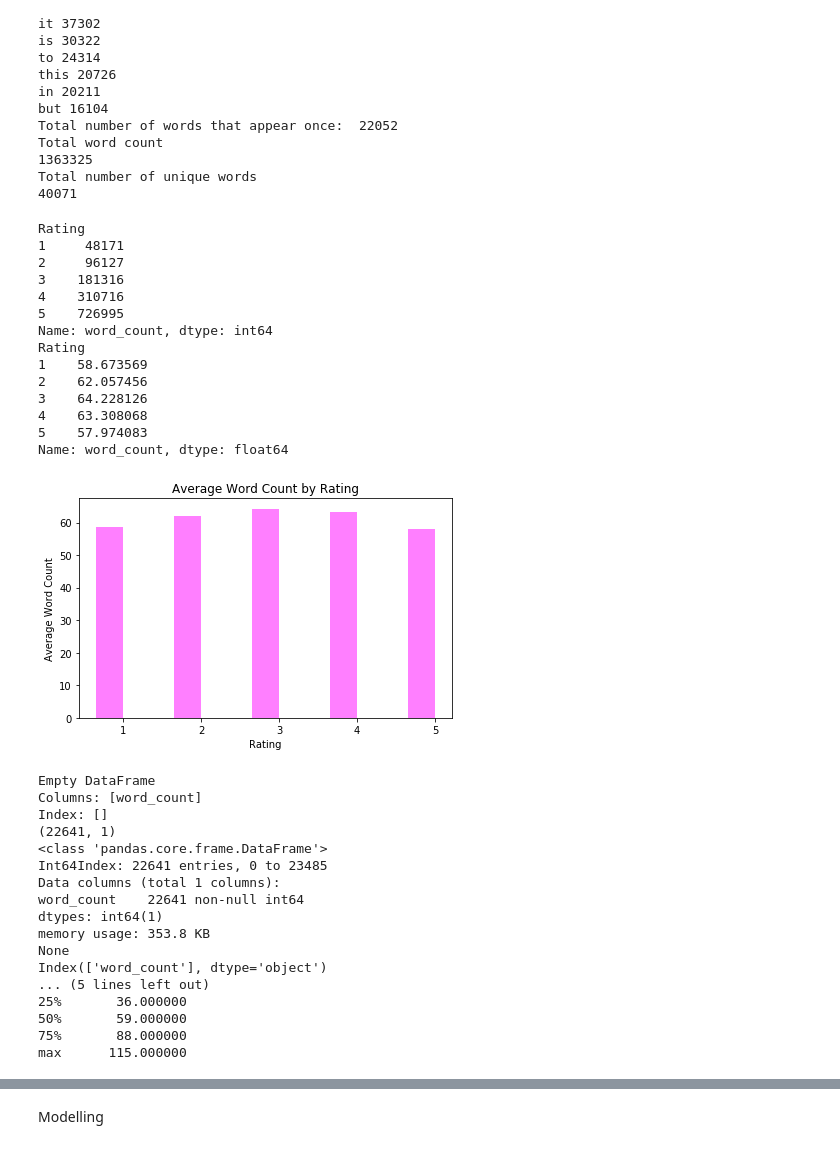
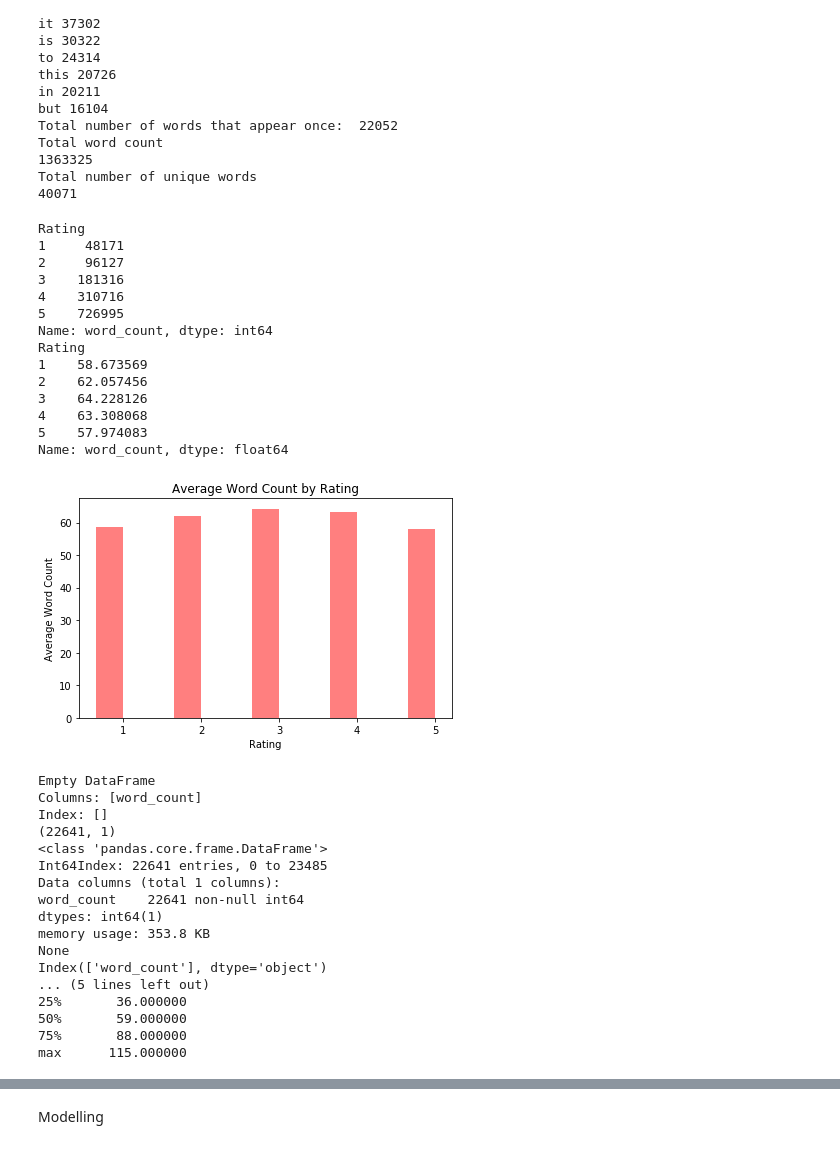
Before and after one commit to donaray/SpringBoard, a Jupyter notebook: Capstone/TextClassification/TextClassification.ipynb, the cells around one changed output, grey strips where cells are left out. Saved outputs shown, nothing was run; the diff lists cells and outputs as text; code cells hidden in the pictures.

```diff
--- a/Capstone/TextClassification/TextClassification.ipynb
+++ b/Capstone/TextClassification/TextClassification.ipynb
@@ -496,37 +525,37 @@ index = np.arange(n_groups)
 bar_width = 0.35
 
 print(total)
 print(means)
 
-plt.bar(index, means, bar_width, label='Rating', alpha =0.5, align='center', color='Magenta')
+plt.bar(index, means, bar_width, label='Rating', alpha =0.5, align='center', color='red')
 
 plt.xticks(index + bar_width/2, ('1', '2', '3', '4', '5'))
 plt.title('Average Word Count by Rating')
 plt.xlabel('Rating')
 plt.ylabel('Average Word Count')
 plt.tight_layout()
 
-#fig_rating = plt.gcf()
+fig_Word_count_rating = plt.gcf()
 plt.show()
 
-#fig_rating.savefig('Rating.jpeg', bbox_inches='tight')
+fig_Word_count_rating.savefig('./figures/Word_count_rating.jpeg', bbox_inches='tight')
 Print_Stats(df[['word_count']], 0)
 # %% [output]
 Rating
 1     48171
 2     96127
 3    181316
 4    310716
 5    726995
 Name: word_count, dtype: int64
 Rating
 1    58.673569
 2    62.057456
 3    64.228126
 4    63.308068
 5    57.974083
 Name: word_count, dtype: float64
-[figure, old version]
+[figure, new version]
 Empty DataFrame
 Columns: [word_count]
 Index: []
```
Also changed, not shown: parts of 19 cells of this notebook.
